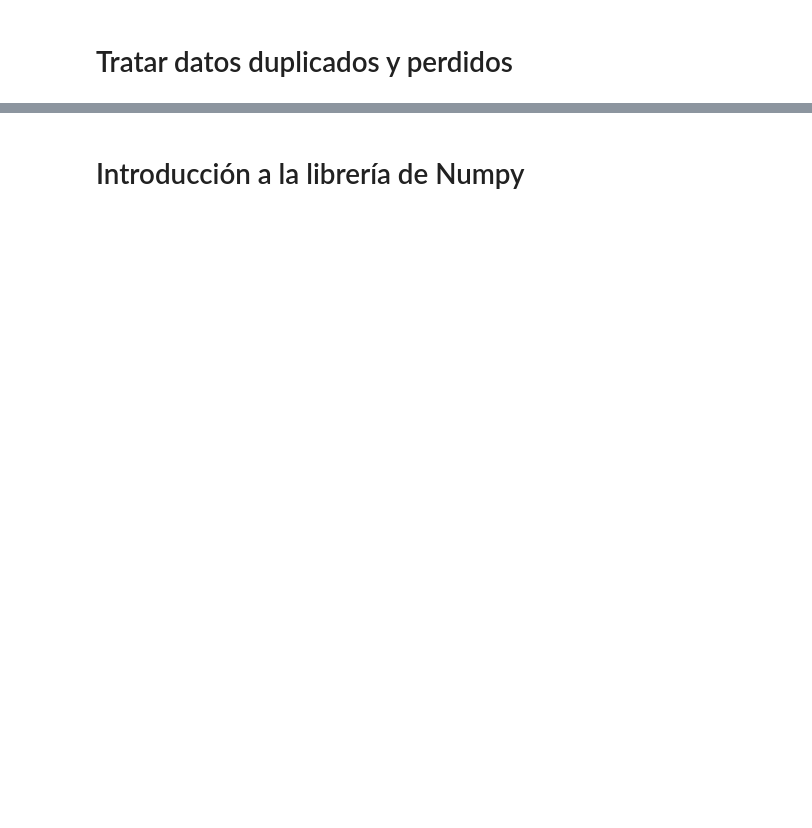
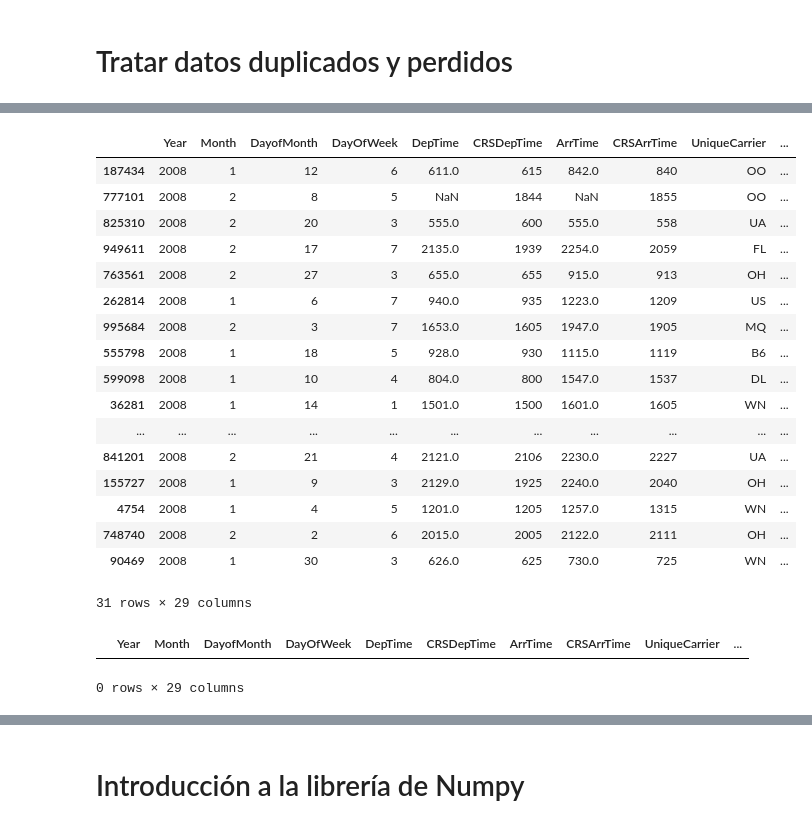
Before and after one commit to jcombari/Linkedin_courses, a Jupyter notebook: 01_Python para data science y big data esencial/02_Gestión de datos en python.ipynb, the cells around one changed output, grey strips where cells are left out. Drawn from its saved outputs; the diff is of its cells as text; code cells hidden in the pictures; blank space fills up the shorter version.

```diff
--- a/01_Python para data science y big data esencial/02_Gestión de datos en python.ipynb
+++ b/01_Python para data science y big data esencial/02_Gestión de datos en python.ipynb
@@ -219,2 +455,4 @@ df[df.Origin.isin(["HOU","ATL"])].head()
 # %% [markdown]
 # Tratar datos duplicados y perdidos
+# %%
+df=pd.read_csv("C:/Users/jenny/Documents/GITHUB/Linkedin_courses_bbdd/base_datos_2008.csv", nrows=1e6)
@@ -220,0 +463,6 @@ df[df.Origin.isin(["HOU","ATL"])].head()
+# %%
+dfduplicate = df.append(df) #Para fines practicos duplicamos el mismo dataframe
+# %%
+dfduplicate = dfduplicate.sample(frac=1)
+# %%
+dfclean =dfduplicate.drop_duplicates()
@@ -220,0 +487,26 @@ df[df.Origin.isin(["HOU","ATL"])].head()
+# %%
+dfclean.drop_duplicates(subset="DayofMonth")
+# %% [output]
+|  | Year | Month | DayofMonth | DayOfWeek | DepTime | CRSDepTime | ArrTime | CRSArrTime | UniqueCarrier | ... |
+| 187434 | 2008 | 1 | 12 | 6 | 611.0 | 615 | 842.0 | 840 | OO | ... |
+| 777101 | 2008 | 2 | 8 | 5 | NaN | 1844 | NaN | 1855 | OO | ... |
+| 825310 | 2008 | 2 | 20 | 3 | 555.0 | 600 | 555.0 | 558 | UA | ... |
+| 949611 | 2008 | 2 | 17 | 7 | 2135.0 | 1939 | 2254.0 | 2059 | FL | ... |
+| 763561 | 2008 | 2 | 27 | 3 | 655.0 | 655 | 915.0 | 913 | OH | ... |
+| 262814 | 2008 | 1 | 6 | 7 | 940.0 | 935 | 1223.0 | 1209 | US | ... |
+| 995684 | 2008 | 2 | 3 | 7 | 1653.0 | 1605 | 1947.0 | 1905 | MQ | ... |
+| 555798 | 2008 | 1 | 18 | 5 | 928.0 | 930 | 1115.0 | 1119 | B6 | ... |
+| 599098 | 2008 | 1 | 10 | 4 | 804.0 | 800 | 1547.0 | 1537 | DL | ... |
+| 36281 | 2008 | 1 | 14 | 1 | 1501.0 | 1500 | 1601.0 | 1605 | WN | ... |
+| ... | ... | ... | ... | ... | ... | ... | ... | ... | ... | ... |
+| 841201 | 2008 | 2 | 21 | 4 | 2121.0 | 2106 | 2230.0 | 2227 | UA | ... |
+| 155727 | 2008 | 1 | 9 | 3 | 2129.0 | 1925 | 2240.0 | 2040 | OH | ... |
+| 4754 | 2008 | 1 | 4 | 5 | 1201.0 | 1205 | 1257.0 | 1315 | WN | ... |
+| 748740 | 2008 | 2 | 2 | 6 | 2015.0 | 2005 | 2122.0 | 2111 | OH | ... |
+| 90469 | 2008 | 1 | 30 | 3 | 626.0 | 625 | 730.0 | 725 | WN | ... |
+31 rows × 29 columns
+# %%
+df.dropna() #no hay una columna completa con datos faltantesºb
+# %% [output]
+|  | Year | Month | DayofMonth | DayOfWeek | DepTime | CRSDepTime | ArrTime | CRSArrTime | UniqueCarrier | ... |
+0 rows × 29 columns
```
Also changed, not shown: parts of 44 cells of this notebook.
